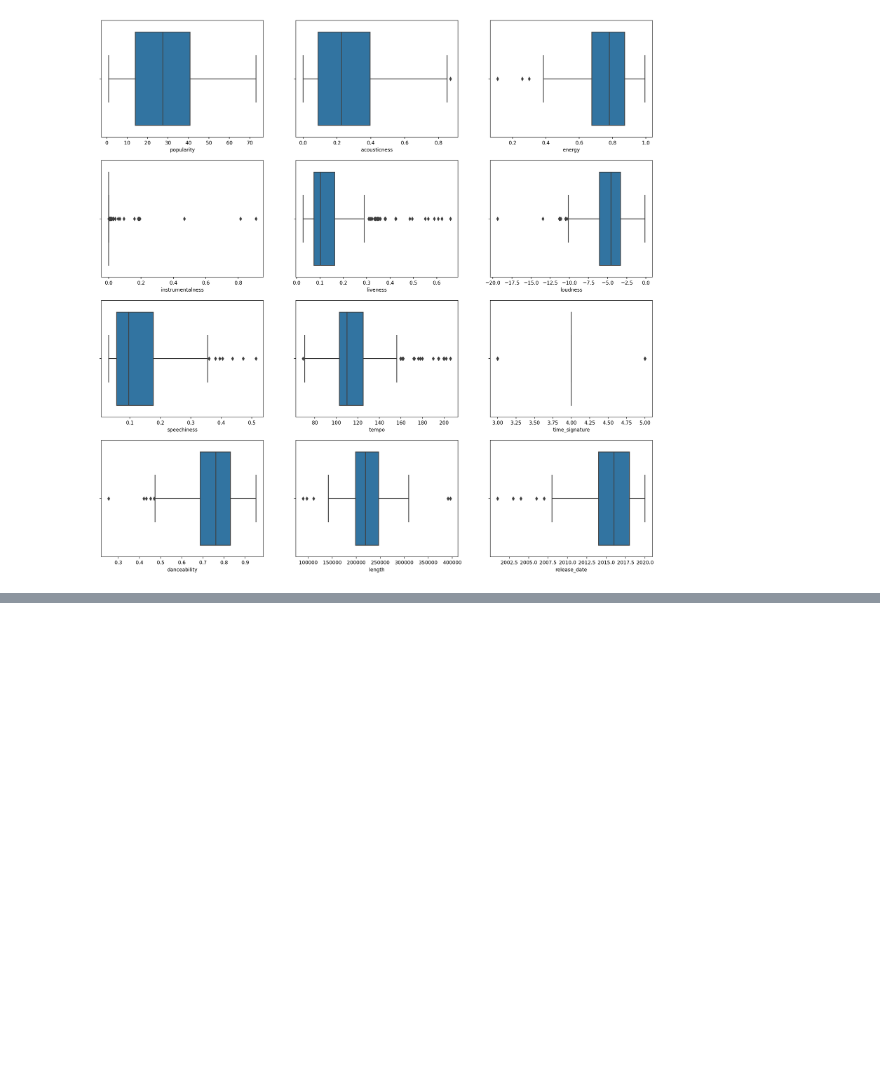
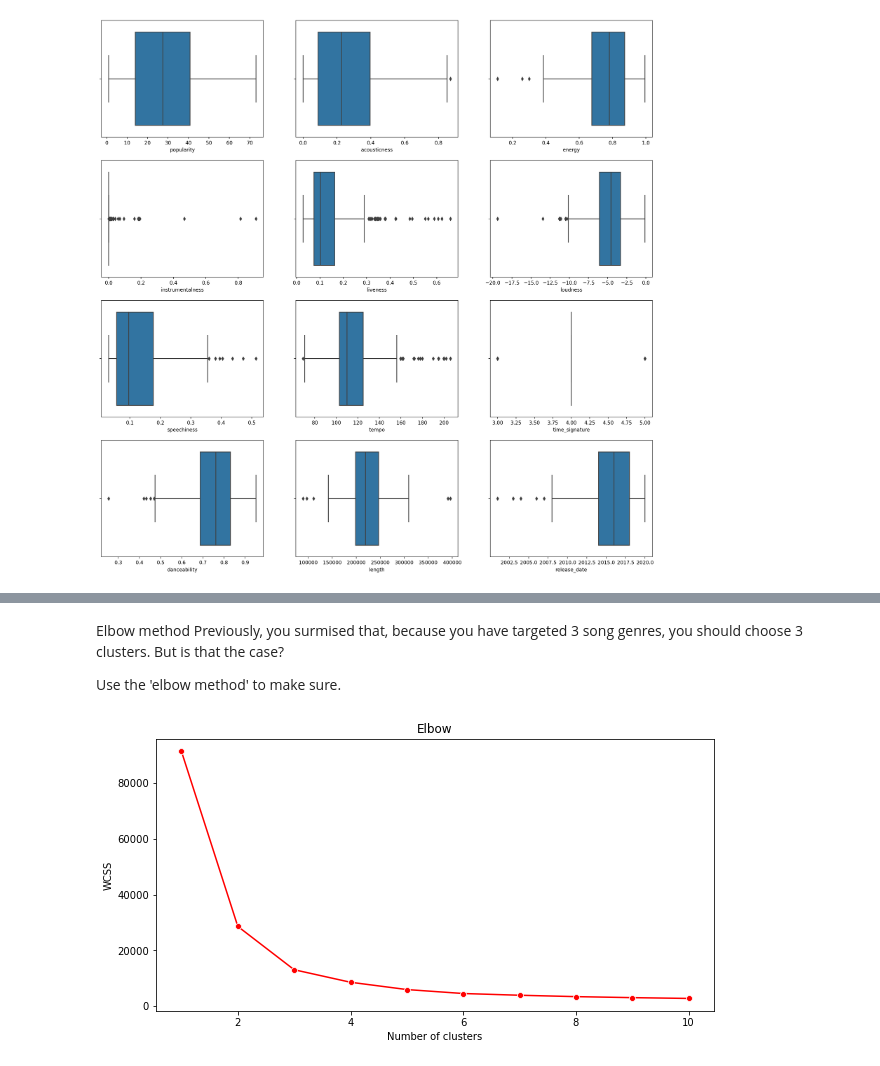
Before and after one commit to FatimaMuhammadAdam/ArewaDS-Machine-Learning-Assignments, a Jupyter notebook: week_6/K_means_practice.ipynb, the cells around one changed output, grey strips where cells are left out. Cells and saved outputs as stored; diff of their text form; code cells hidden in the pictures; blank space fills up the shorter version.

Commit message:
Assignment_clustering_method

```diff
--- a/week_6/K_means_practice.ipynb
+++ b/week_6/K_means_practice.ipynb
@@ -77,0 +82,8 @@ sns.boxplot(x = 'release_date', data = df)
+# %%
+from sklearn.preprocessing import LabelEncoder
+le = LabelEncoder()
+X = df.loc[:,('artist_top_genre','popularity','danceability','acousticness','loudness','energy')
+           ]
+y =df['artist_top_genre']
+X['artist_top_genre']= le.fit_transform(X['artist_top_genre'])
+y = le.transform(y)
@@ -77,0 +92,10 @@ sns.boxplot(x = 'release_date', data = df)
+# %%
+from sklearn.cluster import KMeans
+nclusters =3
+seed = 0
+km =KMeans(n_clusters =nclusters, random_state =seed)
+km.fit(X)
+#Predict the cluster for each data point
+
+y_cluster_kmeans = km.predict(X)
+y_cluster_kmeans
@@ -77,0 +127,8 @@ sns.boxplot(x = 'release_date', data = df)
+# %%
+from sklearn.cluster import KMeans
+WCSS = []
+
+for i in range (1,11):
+    kmeans =KMeans(n_clusters= i, init = 'k-means++', random_state = 42)
+    kmeans.fit(X)
+    WCSS.append(kmeans.inertia_)
@@ -77,0 +147,14 @@ sns.boxplot(x = 'release_date', data = df)
+# %% [markdown]
+Elbow method
+Previously, you surmised that, because you have targeted 3 song genres, you should choose 3 clusters. But is that the case?
+
+Use the 'elbow method' to make sure.
+# %%
+plt.figure(figsize=(10,5))
+sns.lineplot(range(1, 11), WCSS,marker='o',color='red')
+plt.title('Elbow')
+plt.xlabel('Number of clusters')
+plt.ylabel('WCSS')
+plt.show()
+# %% [output]
+[figure, added]
```
Also changed, not shown: parts of 11 cells of this notebook, 1 other file.
